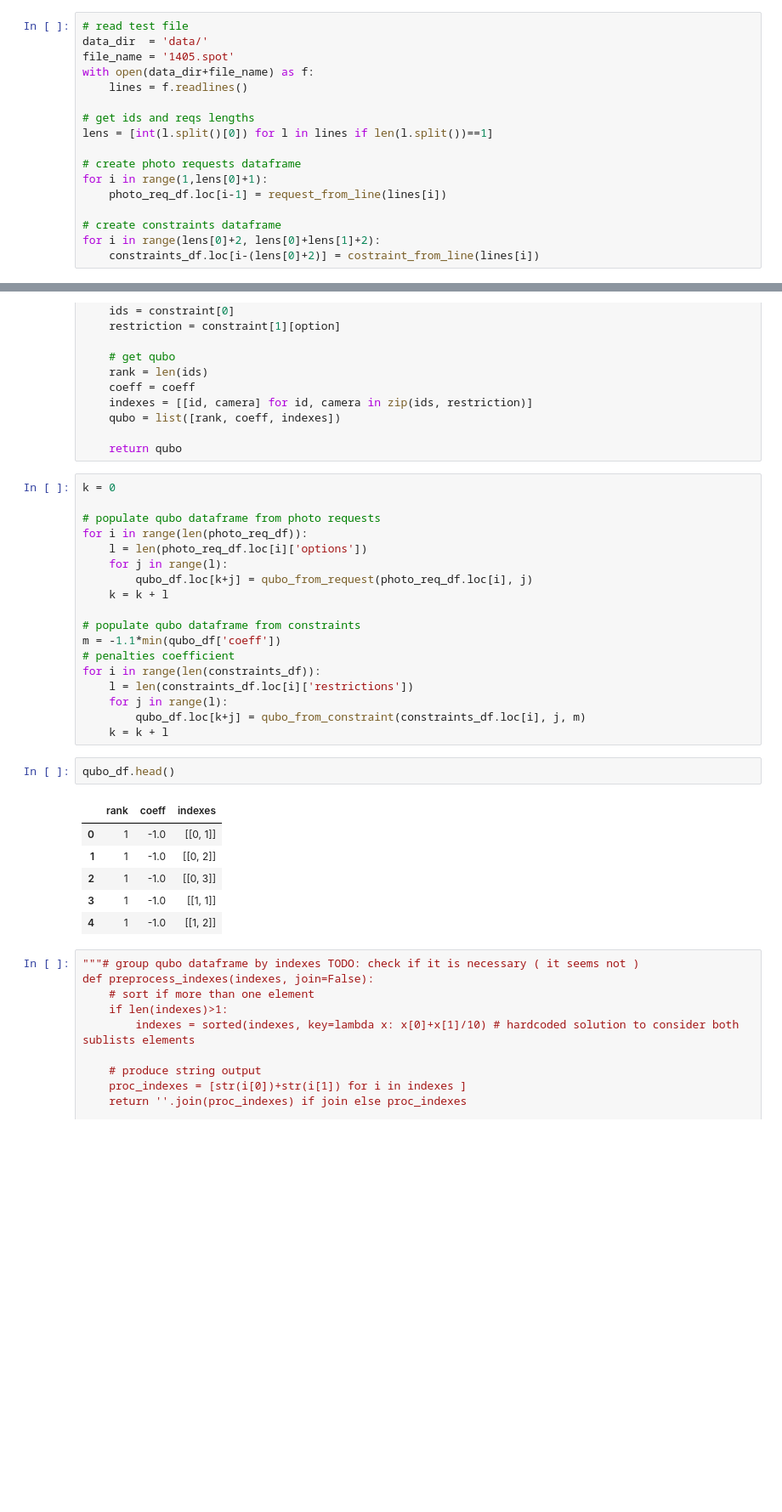
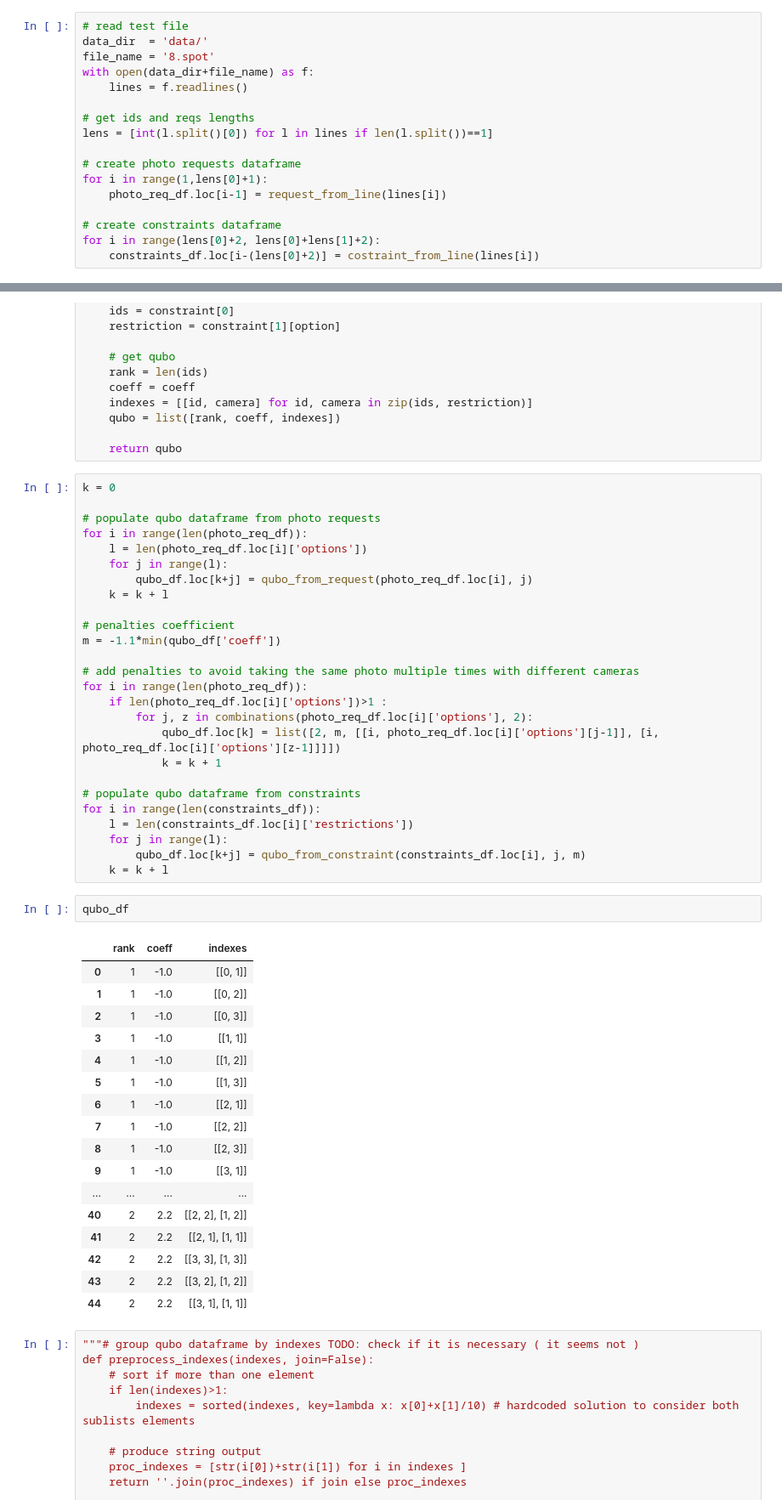
Before and after one commit to GiacomoFrn/QUBO-optimization, a Jupyter notebook: encoder.ipynb, the cells around one changed output, grey strips where cells are left out. Shown at 85% size. Cells and saved outputs as stored; diff of their text form; blank space fills up the shorter version.

```diff
--- a/encoder.ipynb
+++ b/encoder.ipynb
@@ -45,7 +46,7 @@ def costraint_from_line(line):
 # %%
 # read test file
 data_dir  = 'data/'
-file_name = '1405.spot'
+file_name = '8.spot'
 with open(data_dir+file_name) as f:
     lines = f.readlines()
 
@@ -167,22 +166,42 @@ for i in range(len(photo_req_df)):
         qubo_df.loc[k+j] = qubo_from_request(photo_req_df.loc[i], j)
     k = k + l
 
+# penalties coefficient
+m = -1.1*min(qubo_df['coeff'])
+
+# add penalties to avoid taking the same photo multiple times with different cameras
+for i in range(len(photo_req_df)):
+    if len(photo_req_df.loc[i]['options'])>1 :
+        for j, z in combinations(photo_req_df.loc[i]['options'], 2):
+            qubo_df.loc[k] = list([2, m, [[i, photo_req_df.loc[i]['options'][j-1]], [i, photo_req_df.loc[i]['options'][z-1]]]])
+            k = k + 1
+
 # populate qubo dataframe from constraints
-m = -1.1*min(qubo_df['coeff'])                                                                           # penalties coefficient
 for i in range(len(constraints_df)):
     l = len(constraints_df.loc[i]['restrictions'])
     for j in range(l):
         qubo_df.loc[k+j] = qubo_from_constraint(constraints_df.loc[i], j, m)
     k = k + l
 # %%
-qubo_df.head()
+qubo_df
 # %% [output]
 |  | rank | coeff | indexes |
 | 0 | 1 | -1.0 | [[0, 1]] |
 | 1 | 1 | -1.0 | [[0, 2]] |
 | 2 | 1 | -1.0 | [[0, 3]] |
 | 3 | 1 | -1.0 | [[1, 1]] |
 | 4 | 1 | -1.0 | [[1, 2]] |
+| 5 | 1 | -1.0 | [[1, 3]] |
+| 6 | 1 | -1.0 | [[2, 1]] |
+| 7 | 1 | -1.0 | [[2, 2]] |
+| 8 | 1 | -1.0 | [[2, 3]] |
+| 9 | 1 | -1.0 | [[3, 1]] |
+| ... | ... | ... | ... |
+| 40 | 2 | 2.2 | [[2, 2], [1, 2]] |
+| 41 | 2 | 2.2 | [[2, 1], [1, 1]] |
+| 42 | 2 | 2.2 | [[3, 3], [1, 3]] |
+| 43 | 2 | 2.2 | [[3, 2], [1, 2]] |
+| 44 | 2 | 2.2 | [[3, 1], [1, 1]] |
 # %%
 """# group qubo dataframe by indexes TODO: check if it is necessary ( it seems not )
 def preprocess_indexes(indexes, join=False):
```
Also changed, not shown: parts of 17 cells of this notebook.
